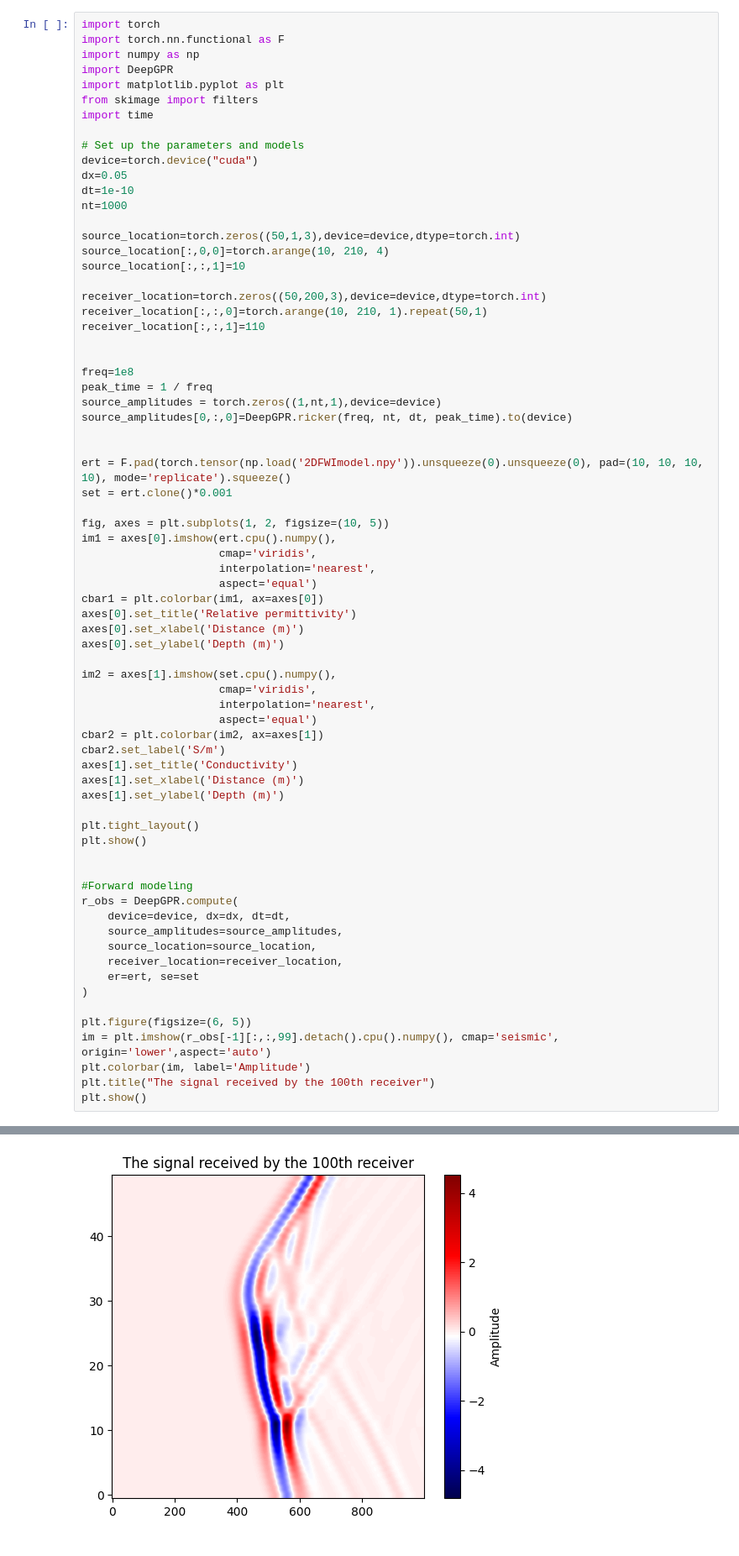
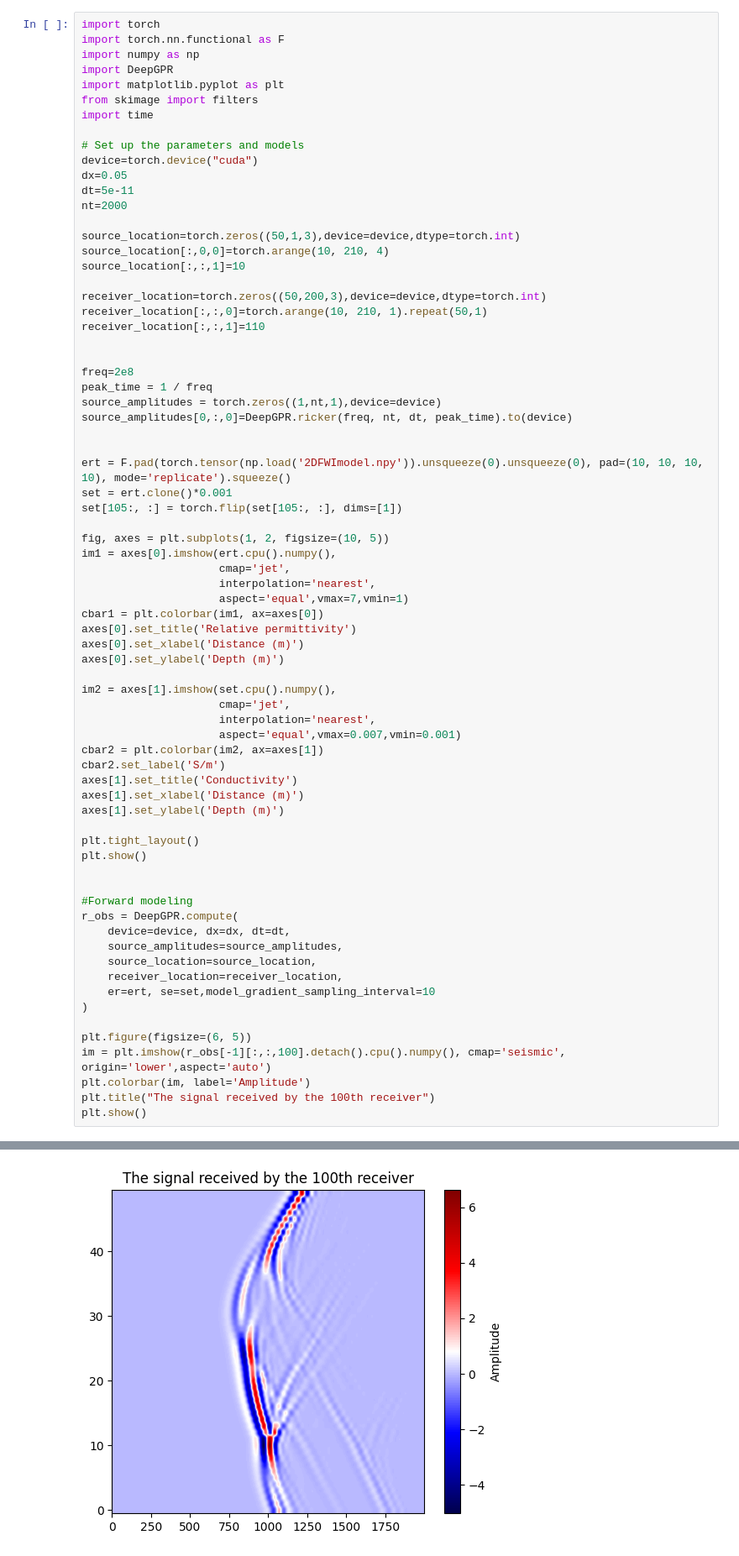
Before and after one commit to 0xbba/DeepGPR, a Jupyter notebook: examples/2DFWI.ipynb, the cells around one changed output, grey strips where cells are left out. Shown at 84% size. Drawn from its saved outputs; the diff is of its cells as text.

```diff
--- a/examples/2DFWI.ipynb
+++ b/examples/2DFWI.ipynb
@@ -10,8 +10,8 @@ import time
 # Set up the parameters and models
 device=torch.device("cuda")
 dx=0.05
-dt=1e-10
-nt=1000
+dt=5e-11
+nt=2000
 
 source_location=torch.zeros((50,1,3),device=device,dtype=torch.int)
 source_location[:,0,0]=torch.arange(10, 210, 4)
@@ -22,7 +22,7 @@ receiver_location[:,:,0]=torch.arange(10, 210, 1).repeat(50,1)
 receiver_location[:,:,1]=110
 
 
-freq=1e8
+freq=2e8
 peak_time = 1 / freq
 source_amplitudes = torch.zeros((1,nt,1),device=device)
 source_amplitudes[0,:,0]=DeepGPR.ricker(freq, nt, dt, peak_time).to(device)
@@ -30,21 +30,22 @@ source_amplitudes[0,:,0]=DeepGPR.ricker(freq, nt, dt, peak_time).to(device)
 
 ert = F.pad(torch.tensor(np.load('2DFWImodel.npy')).unsqueeze(0).unsqueeze(0), pad=(10, 10, 10, 10), mode='replicate').squeeze()
 set = ert.clone()*0.001
+set[105:, :] = torch.flip(set[105:, :], dims=[1])
 
 fig, axes = plt.subplots(1, 2, figsize=(10, 5))
 im1 = axes[0].imshow(ert.cpu().numpy(),
-                     cmap='viridis',
+                     cmap='jet',
                      interpolation='nearest',
-                     aspect='equal')
+                     aspect='equal',vmax=7,vmin=1)
 cbar1 = plt.colorbar(im1, ax=axes[0])
 axes[0].set_title('Relative permittivity')
 axes[0].set_xlabel('Distance (m)')
 axes[0].set_ylabel('Depth (m)')
 
 im2 = axes[1].imshow(set.cpu().numpy(),
-                     cmap='viridis',
+                     cmap='jet',
                      interpolation='nearest',
-                     aspect='equal')
+                     aspect='equal',vmax=0.007,vmin=0.001)
 cbar2 = plt.colorbar(im2, ax=axes[1])
 cbar2.set_label('S/m')
 axes[1].set_title('Conductivity')
@@ -61,11 +62,11 @@ r_obs = DeepGPR.compute(
     source_amplitudes=source_amplitudes,
     source_location=source_location,
     receiver_location=receiver_location,
-    er=ert, se=set
+    er=ert, se=set,model_gradient_sampling_interval=10
 )
 
 plt.figure(figsize=(6, 5))
-im = plt.imshow(r_obs[-1][:,:,99].detach().cpu().numpy(), cmap='seismic', origin='lower',aspect='auto')
+im = plt.imshow(r_obs[-1][:,:,100].detach().cpu().numpy(), cmap='seismic', origin='lower',aspect='auto')
 plt.colorbar(im, label='Amplitude')
 plt.title("The signal received by the 100th receiver")
 plt.show()
@@ -74,4 +75,4 @@ plt.show()
-[figure, old version]
+[figure, new version]
 # %%
 er=torch.tensor(filters.gaussian(ert,sigma=20),device=device)
 se=torch.tensor(filters.gaussian(set,sigma=20),device=device)
```
Also changed, not shown: parts of 3 cells of this notebook, 3 other files.
